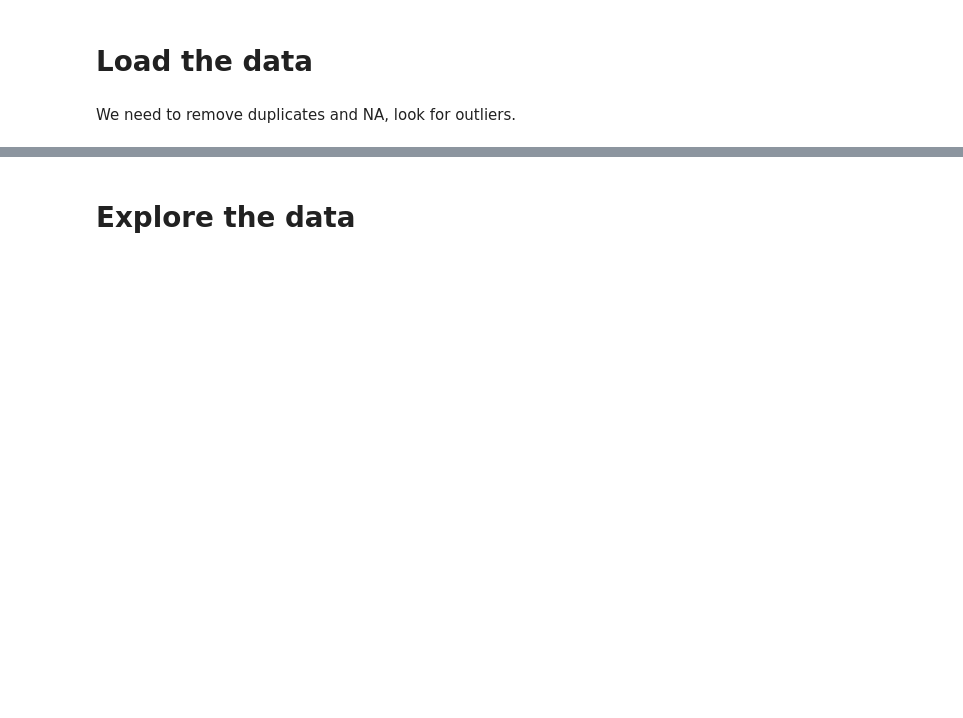
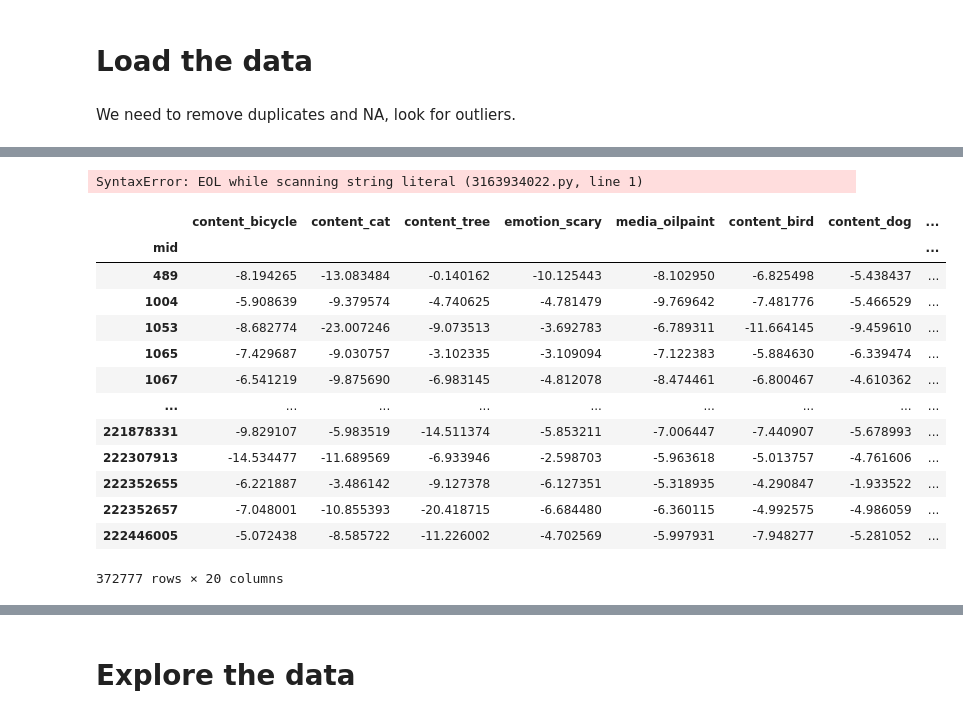
Before and after one commit to erniesg/Art-API, a Jupyter notebook: notebooks/ernie_bam.ipynb, the cells around one changed output, grey strips where cells are left out. Cells and saved outputs as stored; diff of their text form; code cells hidden in the pictures; blank space fills up the shorter version.

```diff
--- a/notebooks/ernie_bam.ipynb
+++ b/notebooks/ernie_bam.ipynb
@@ -11,0 +77,24 @@ We need to remove duplicates and NA, look for outliers.
+# %%
+df = pd.read_sql("select * from scores, modules, crowd_labels
+                 ",
+                 sqlite3.connect("../raw_data/bam.sqlite"),
+                 index_col="mid")
+# %% [output]
+SyntaxError: EOL while scanning string literal (3163934022.py, line 1)
+# %%
+df
+# %% [output]
+|  | content_bicycle | content_cat | content_tree | emotion_scary | media_oilpaint | content_bird | content_dog | ... |
+| mid |  |  |  |  |  |  |  | ... |
+| 489 | -8.194265 | -13.083484 | -0.140162 | -10.125443 | -8.102950 | -6.825498 | -5.438437 | ... |
+| 1004 | -5.908639 | -9.379574 | -4.740625 | -4.781479 | -9.769642 | -7.481776 | -5.466529 | ... |
+| 1053 | -8.682774 | -23.007246 | -9.073513 | -3.692783 | -6.789311 | -11.664145 | -9.459610 | ... |
+| 1065 | -7.429687 | -9.030757 | -3.102335 | -3.109094 | -7.122383 | -5.884630 | -6.339474 | ... |
+| 1067 | -6.541219 | -9.875690 | -6.983145 | -4.812078 | -8.474461 | -6.800467 | -4.610362 | ... |
+| ... | ... | ... | ... | ... | ... | ... | ... | ... |
+| 221878331 | -9.829107 | -5.983519 | -14.511374 | -5.853211 | -7.006447 | -7.440907 | -5.678993 | ... |
+| 222307913 | -14.534477 | -11.689569 | -6.933946 | -2.598703 | -5.963618 | -5.013757 | -4.761606 | ... |
+| 222352655 | -6.221887 | -3.486142 | -9.127378 | -6.127351 | -5.318935 | -4.290847 | -1.933522 | ... |
+| 222352657 | -7.048001 | -10.855393 | -20.418715 | -6.684480 | -6.360115 | -4.992575 | -4.986059 | ... |
+| 222446005 | -5.072438 | -8.585722 | -11.226002 | -4.702569 | -5.997931 | -7.948277 | -5.281052 | ... |
+372777 rows × 20 columns
```
Also changed, not shown: parts of 8 cells of this notebook, 6 other files.
